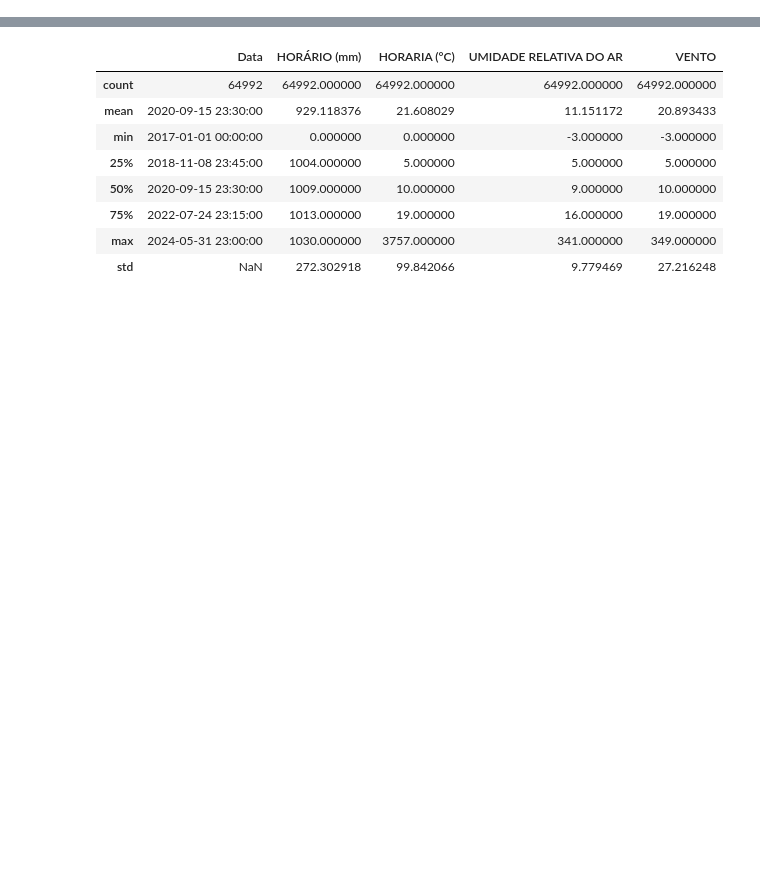
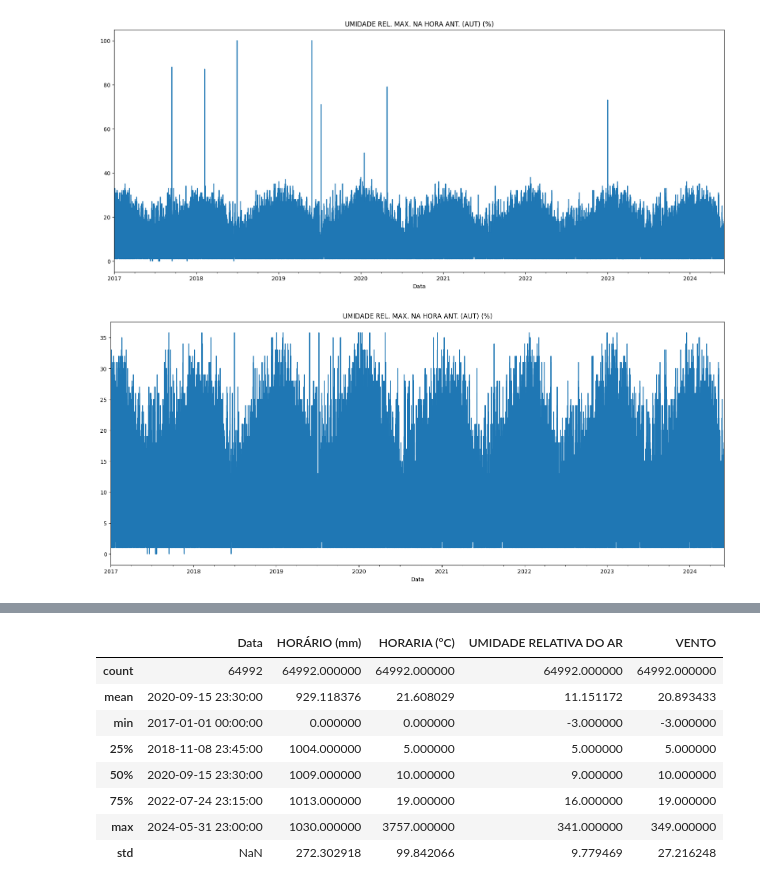
Before and after one commit to craudinmoreira/ML-TCC-Claudio-Moreira, a Jupyter notebook: concat.ipynb, the cells around one changed output, grey strips where cells are left out. Saved outputs shown, nothing was run; the diff lists cells and outputs as text; code cells hidden in the pictures; blank space fills up the shorter version.

Commit message:
figuras para o tcc

```diff
--- a/concat.ipynb
+++ b/concat.ipynb
@@ -6 +7,14 @@ clima_poa = pd.read_excel('DATA_POA.xlsx')
 pd.set_option('future.no_silent_downcasting', True)
+# %%
+clima_poa['Data'] = clima_poa['DATA (YYYY-MM-DD)'].astype(str) + ' ' + clima_poa['HORA (UTC)'].astype(str)
+clima_poa['Data'] = pd.to_datetime(clima_poa['Data'])
+clima_poa.set_index('Data', inplace=True)
+clima_poa.drop(columns=['DATA (YYYY-MM-DD)', 'HORA (UTC)'], inplace=True)
+# %%
+for col in clima_poa.columns:
+    if clima_poa[col].dtype == 'object':
+        print(f'Converting {col} to numeric')
+        clima_poa[col] = pd.to_numeric(clima_poa[col], errors='coerce')
+
+clima_poa = clima_poa.replace(-9999, 0)
+clima_poa = clima_poa.replace('-', 0)
@@ -6,0 +43,34 @@ pd.set_option('future.no_silent_downcasting', True)
+# %%
+def substituir_outliers_iqr(df, colunas=None, fator=1.5):
+
+    if colunas is None:
+        colunas = df.select_dtypes(include='number').columns
+
+    df_corrigido = df.copy()
+    for col in colunas:
+        Q1 = df[col].quantile(0.25)
+        Q3 = df[col].quantile(0.75)
+        IQR = Q3 - Q1
+        lim_inf = Q1 - fator * IQR
+        lim_sup = Q3 + fator * IQR
+
+        df_corrigido[col] = df_corrigido[col].apply(
+            lambda x: lim_inf if x < lim_inf else (lim_sup if x > lim_sup else x)
+        )
+
+    return df_corrigido
+
+clima_poa_iqr = substituir_outliers_iqr(clima_poa, clima_poa.columns, fator=1.2)
+# %%
+for col in clima_poa.columns:
+    if col == 'UMIDADE REL. MAX. NA HORA ANT. (AUT) (%)':
+        plt.figure(figsize=(20, 8))  # Cria uma nova figura para cada coluna
+        clima_poa[col].plot(title=col)  # Plota a coluna
+        plt.show()
+
+        plt.figure(figsize=(20, 8))  # Cria uma nova figura para cada coluna
+        clima_poa_iqr[col].plot(title=col)  # Plota a coluna
+        plt.show()
+# %% [output]
+[figure, added]
+[figure, added]
```
Also changed, not shown: parts of 5 cells of this notebook, 10 other files.
